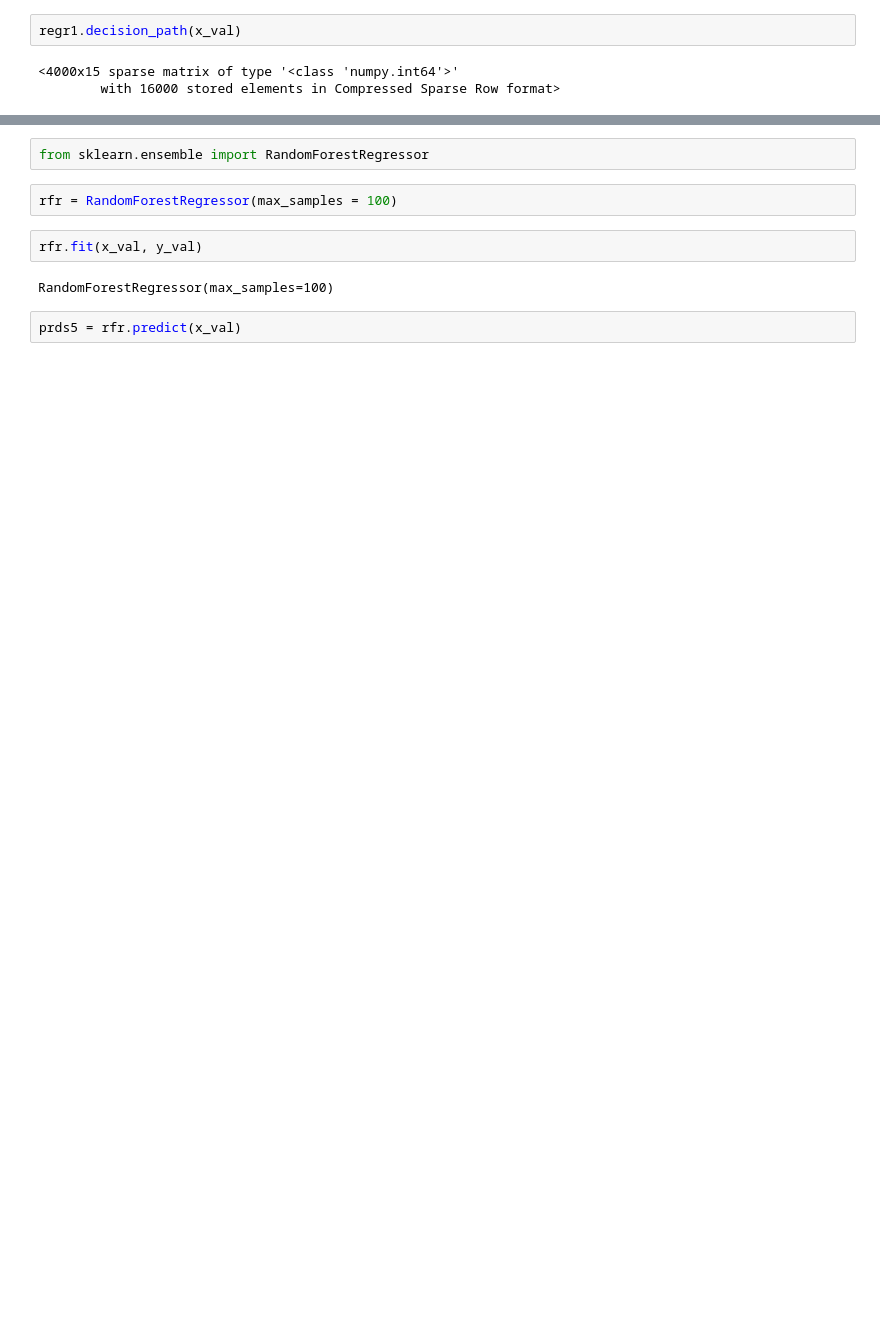
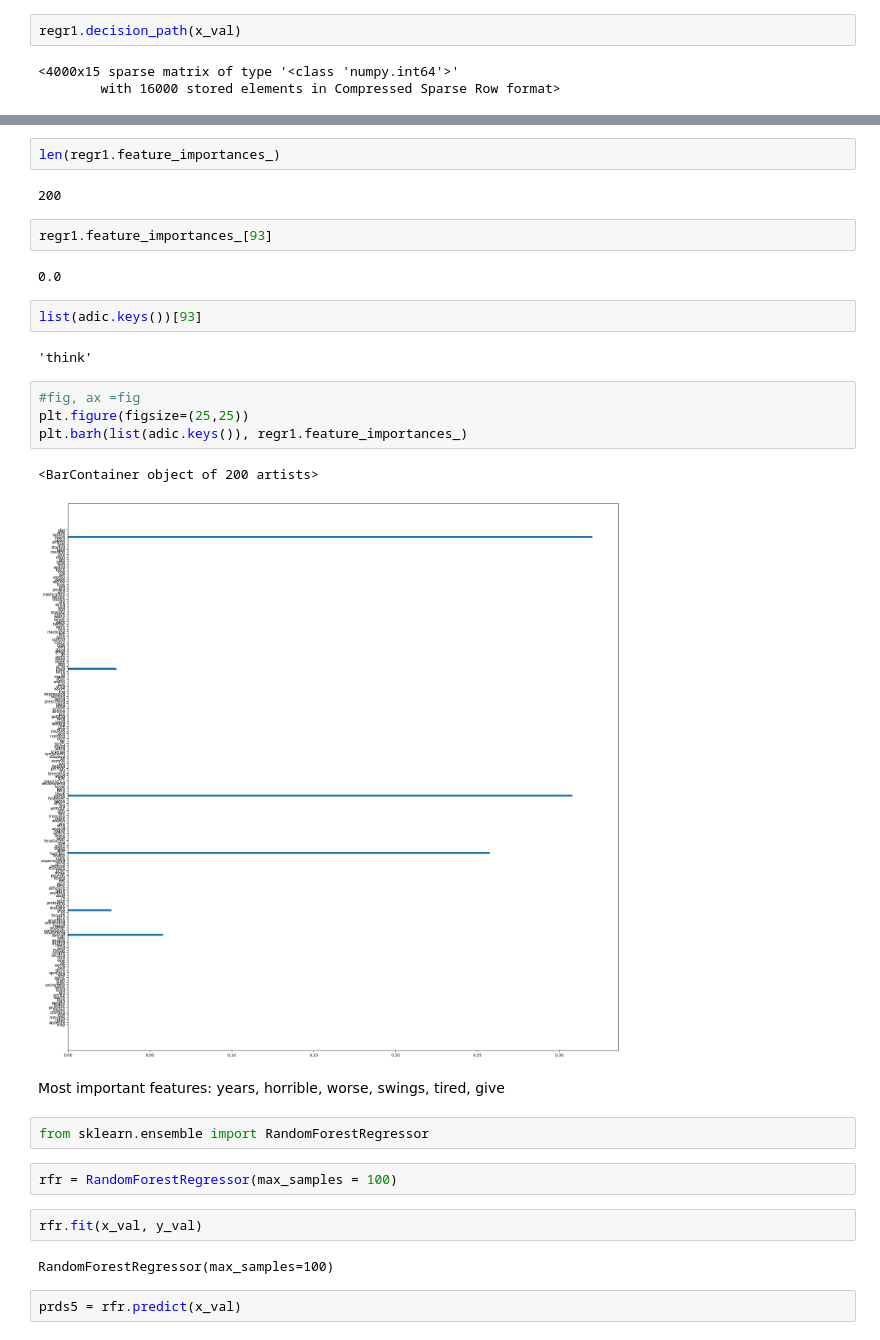
Before and after one commit to jmarksk/DrugReviewAnalysis, a Jupyter notebook: drugReviews.ipynb, the cells around one changed output, grey strips where cells are left out. Drawn from its saved outputs; the diff is of its cells as text; blank space fills up the shorter version.

```diff
--- a/drugReviews.ipynb
+++ b/drugReviews.ipynb
@@ -335,3 +360,24 @@ regr1.decision_path(x_val)
+# %%
+len(regr1.feature_importances_)
+# %% [output]
+200
+# %%
+regr1.feature_importances_[93]
+# %% [output]
+0.0
+# %%
+list(adic.keys())[93]
+# %% [output]
+'think'
+# %%
+#fig, ax =fig
+plt.figure(figsize=(25,25))
+plt.barh(list(adic.keys()), regr1.feature_importances_)
+# %% [output]
+<BarContainer object of 200 artists>
+[figure, added]
+# %% [markdown]
+Most important features: years, horrible, worse, swings, tired, give
 # %%
 from sklearn.ensemble import RandomForestRegressor
 # %%
```
Also changed, not shown: parts of 10 cells of this notebook.
